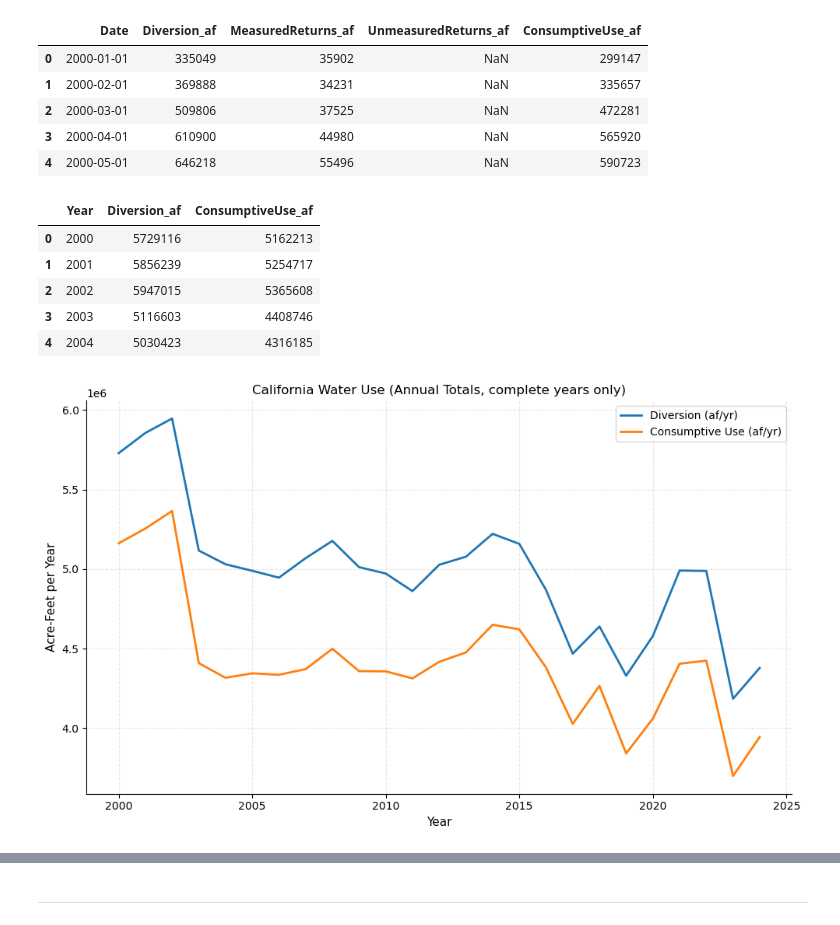
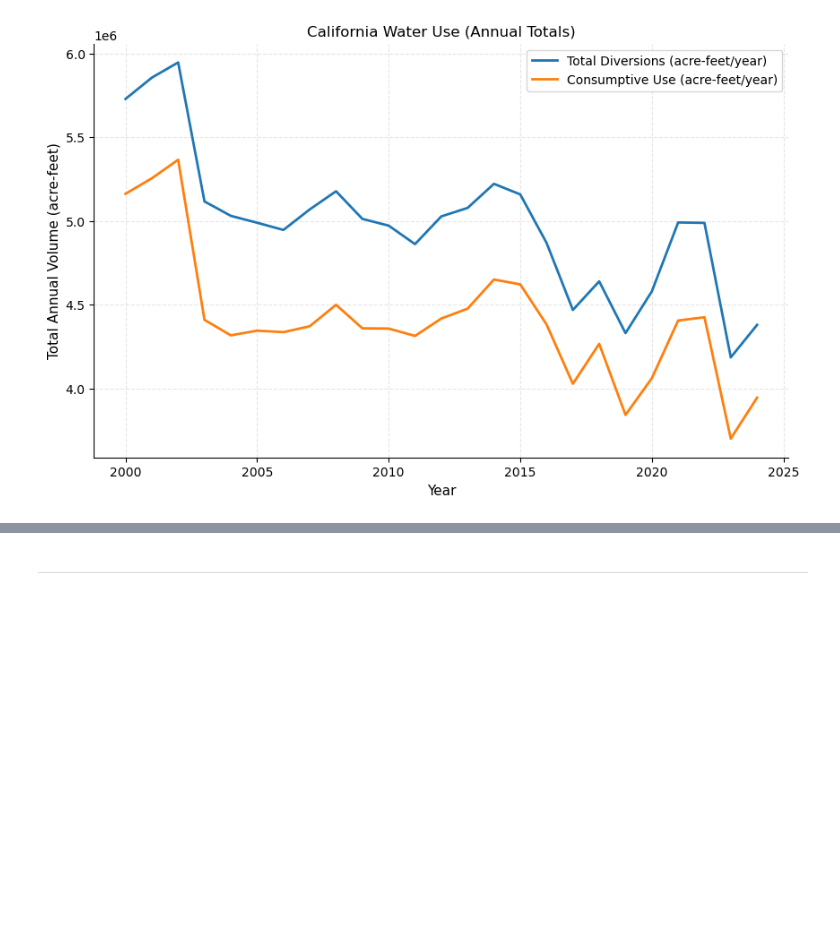
Before and after one commit to amnaomer1/LakeMead_ImperialDam_Omer, a Jupyter notebook: LakeMead_ImperialDam_Analysis.ipynb, the cells around one changed output, grey strips where cells are left out. Saved outputs shown, nothing was run; the diff lists cells and outputs as text; code cells hidden in the pictures; blank space fills up the shorter version.

```diff
--- a/LakeMead_ImperialDam_Analysis.ipynb
+++ b/LakeMead_ImperialDam_Analysis.ipynb
@@ -163,82 +172,11 @@ This ensures alignment with both the Lake Mead elevation data and Reclamation’
 # %%
 # ---  California Water Use (Load + Plot) ---
 
-import pandas as pd
-import matplotlib.pyplot as plt
-
-# File path
-wateruse_path = "data/California_WaterUse_2000_2024.csv"
-
-# Load as strings to safely strip thousands separators
-wateruse_raw = pd.read_csv(wateruse_path, dtype=str)
-
-# Keep expected columns
-expected_cols = ["Date", "Diversion_af", "MeasuredReturns_af", "UnmeasuredReturns_af", "ConsumptiveUse_af"]
-present = [c for c in expected_cols if c in wateruse_raw.columns]
-if not {"Date", "Diversion_af", "ConsumptiveUse_af"}.issubset(present):
-    raise ValueError("Water-use file must include at least: Date, Diversion_af, ConsumptiveUse_af")
-
-wateruse = wateruse_raw[present].copy()
-
-# Parse dates
-wateruse["Date"] = pd.to_datetime(wateruse["Date"], errors="coerce")
-wateruse = wateruse.dropna(subset=["Date"]).sort_values("Date").reset_index(drop=True)
-
-# Convert numeric columns (remove commas, coerce to numbers)
-num_cols = [c for c in wateruse.columns if c.endswith("_af")]
-for c in num_cols:
-    wateruse[c] = (
-        wateruse[c]
-        .astype(str)
-        .str.replace(",", "", regex=False)
-        .str.strip()
-        .replace({"": None})
-    )
-    wateruse[c] = pd.to_numeric(wateruse[c], errors="coerce")
-
-# Quick check
-display(wateruse.head())
-
-
-# ---------- Annual totals (only complete years with 12 months) ----------
-wateruse["Year"] = wateruse["Date"].dt.year
-months_per_year = wateruse.groupby("Year")["Date"].nunique()
-complete_years = months_per_year[months_per_year == 12].index
-
-annual = (
-    wateruse.loc[wateruse["Year"].isin(complete_years)]
-    .groupby("Year", as_index=False)[["Diversion_af", "ConsumptiveUse_af"]]
-    .sum(min_count=1)
-    .sort_values("Year")
-)
-
-display(annual.head())
-
-plt.figure(figsize=(10,6))
-plt.plot(annual["Year"], annual["Diversion_af"], label="Diversion (af/yr)", lw=2)
-if "ConsumptiveUse_af" in annual.columns:
-    plt.plot(annual["Year"], annual["ConsumptiveUse_af"], label="Consumptive Use (af/yr)", lw=2)
-plt.title("California Water Use (Annual Totals, complete years only)")
-plt.xlabel("Year")
-plt.ylabel("Acre-Feet per Year")
-plt.legend()
-plt.grid(True, alpha=0.3)
-plt.tight_layout()
+water, annual = lm.compute_california_annual_wateruse(water_raw)
+lm.plot_california_annual_wateruse(annual)
 plt.show()
 # %% [output]
-|  | Date | Diversion_af | MeasuredReturns_af | UnmeasuredReturns_af | ConsumptiveUse_af |
-| 0 | 2000-01-01 | 335049 | 35902 | NaN | 299147 |
-| 1 | 2000-02-01 | 369888 | 34231 | NaN | 335657 |
-| 2 | 2000-03-01 | 509806 | 37525 | NaN | 472281 |
-| 3 | 2000-04-01 | 610900 | 44980 | NaN | 565920 |
-| 4 | 2000-05-01 | 646218 | 55496 | NaN | 590723 |
-|  | Year | Diversion_af | ConsumptiveUse_af |
-| 0 | 2000 | 5729116 | 5162213 |
-| 1 | 2001 | 5856239 | 5254717 |
-| 2 | 2002 | 5947015 | 5365608 |
-| 3 | 2003 | 5116603 | 4408746 |
-| 4 | 2004 | 5030423 | 4316185 |
-[figure, old version]
+[figure, new version]
 # %% [markdown]
 ---
 
```
Also changed, not shown: parts of 32 cells of this notebook, 3 other files.
